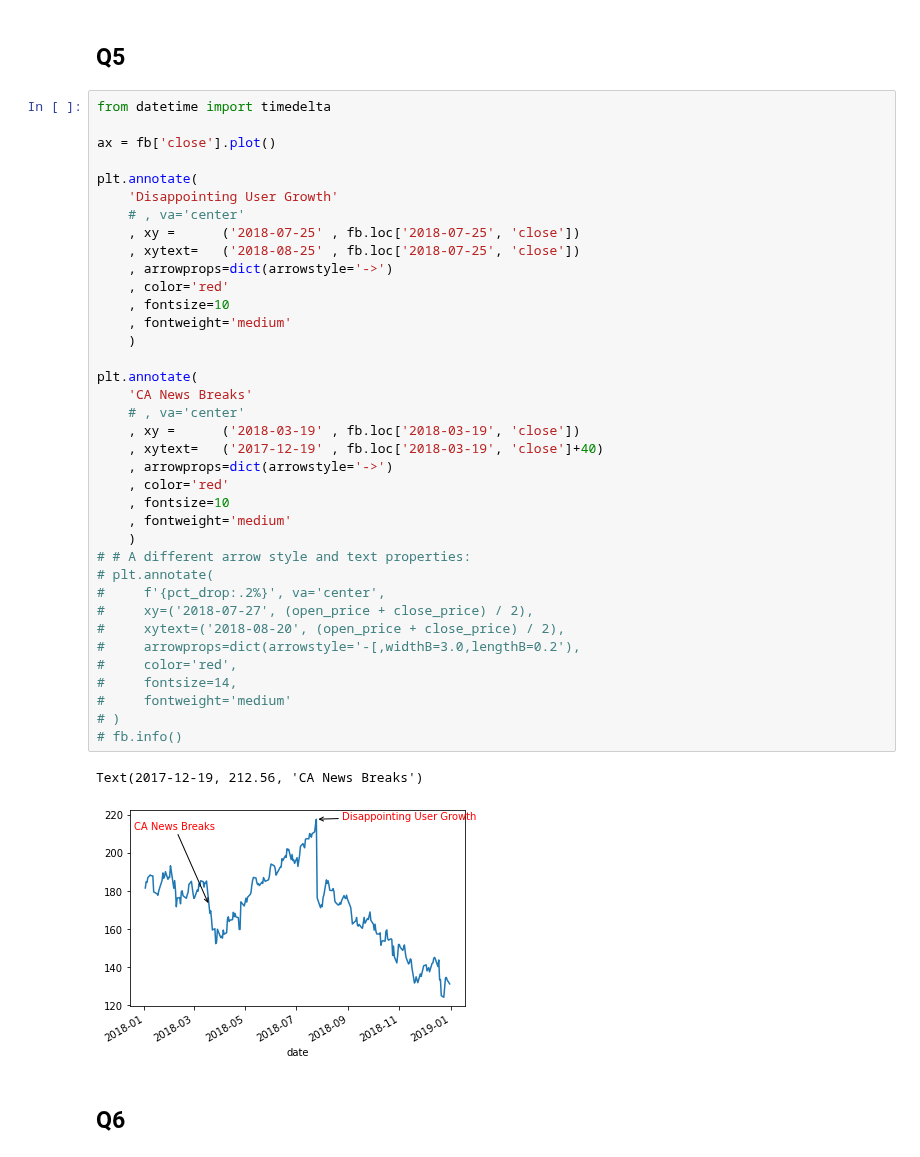
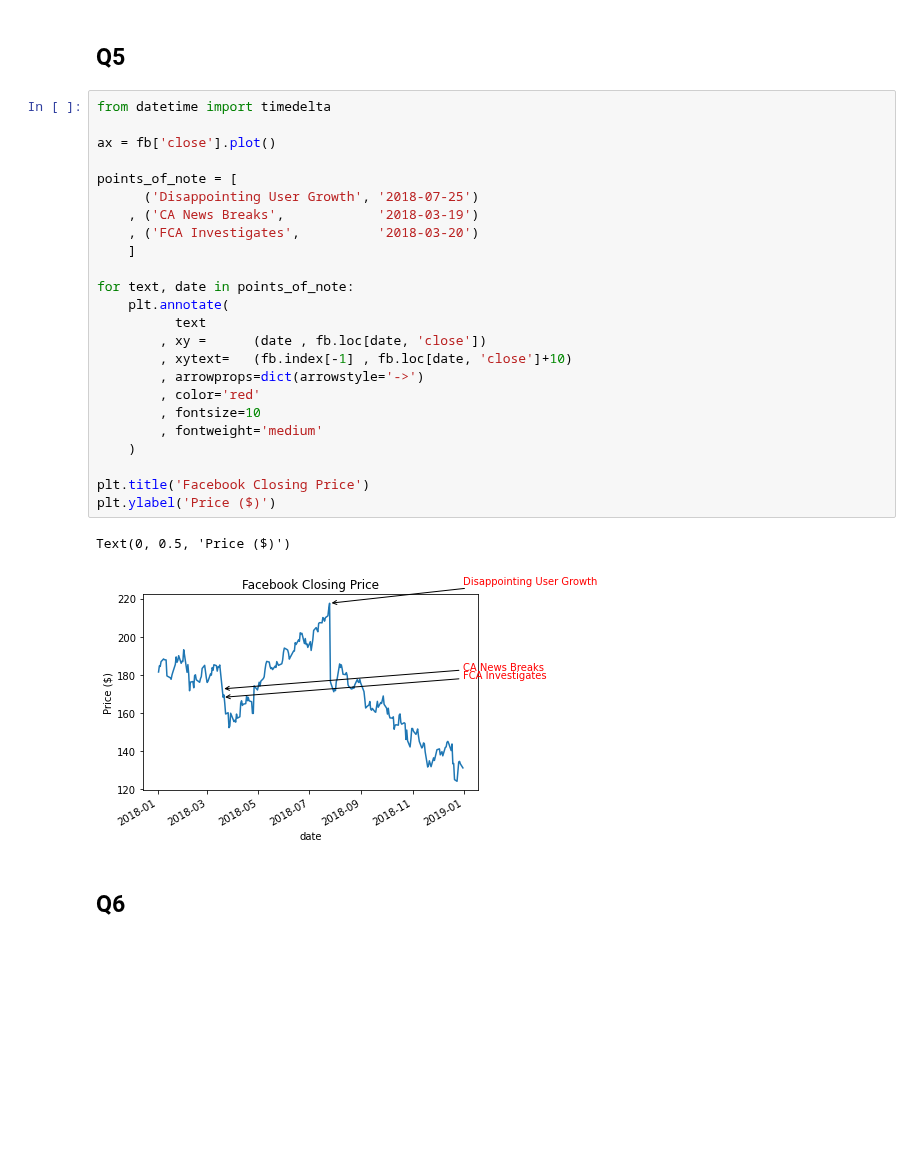
Before and after one commit to kevinsthompson/09-Hands-On-Data-Analysis-with-Pandas-2nd-edition, a Jupyter notebook: ch_06/KT_Exercises-Chp6.ipynb, the cells around one changed output. Saved outputs shown, nothing was run; the diff lists cells and outputs as text; blank space fills up the shorter version.

```diff
--- a/ch_06/KT_Exercises-Chp6.ipynb
+++ b/ch_06/KT_Exercises-Chp6.ipynb
@@ -146,45 +146,32 @@ plt.legend()
 [figure]
 # %% [markdown]
 ## Q5
-# %%
-from datetime import timedelta
-
-ax = fb['close'].plot()
-
-plt.annotate(
-    'Disappointing User Growth'
-    # , va='center'
-    , xy =      ('2018-07-25' , fb.loc['2018-07-25', 'close'])
-    , xytext=   ('2018-08-25' , fb.loc['2018-07-25', 'close'])
-    , arrowprops=dict(arrowstyle='->')
-    , color='red'
-    , fontsize=10
-    , fontweight='medium'
-    )
-
-plt.annotate(
-    'CA News Breaks'
-    # , va='center'
-    , xy =      ('2018-03-19' , fb.loc['2018-03-19', 'close'])
-    , xytext=   ('2017-12-19' , fb.loc['2018-03-19', 'close']+40)
-    , arrowprops=dict(arrowstyle='->')
-    , color='red'
-    , fontsize=10
-    , fontweight='medium'
-    )
-# # A different arrow style and text properties:
-# plt.annotate(
-#     f'{pct_drop:.2%}', va='center',
-#     xy=('2018-07-27', (open_price + close_price) / 2),
-#     xytext=('2018-08-20', (open_price + close_price) / 2),
-#     arrowprops=dict(arrowstyle='-[,widthB=3.0,lengthB=0.2'),
-#     color='red',
-#     fontsize=14,
-#     fontweight='medium'
-# )
-# fb.info()
-# %% [output]
-Text(2017-12-19, 212.56, 'CA News Breaks')
-[figure, removed]
+# %%
+from datetime import timedelta
+
+ax = fb['close'].plot()
+
+points_of_note = [
+      ('Disappointing User Growth', '2018-07-25')
+    , ('CA News Breaks',            '2018-03-19')
+    , ('FCA Investigates',          '2018-03-20')
+    ]
+
+for text, date in points_of_note:
+    plt.annotate(
+          text
+        , xy =      (date , fb.loc[date, 'close'])
+        , xytext=   (fb.index[-1] , fb.loc[date, 'close']+10)
+        , arrowprops=dict(arrowstyle='->')
+        , color='red'
+        , fontsize=10
+        , fontweight='medium'
+    )
+
+plt.title('Facebook Closing Price')
+plt.ylabel('Price ($)')
+# %% [output]
+Text(0, 0.5, 'Price ($)')
+[figure, added]
 # %% [markdown]
 ## Q6
```
Also changed, not shown: parts of 1 cell of this notebook, 1 other file.
